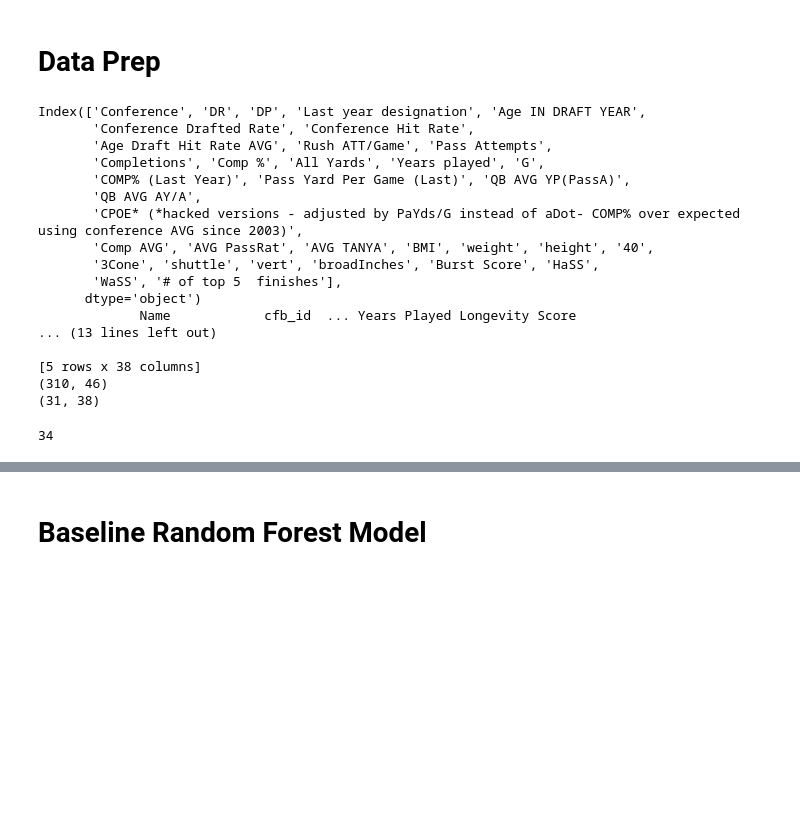
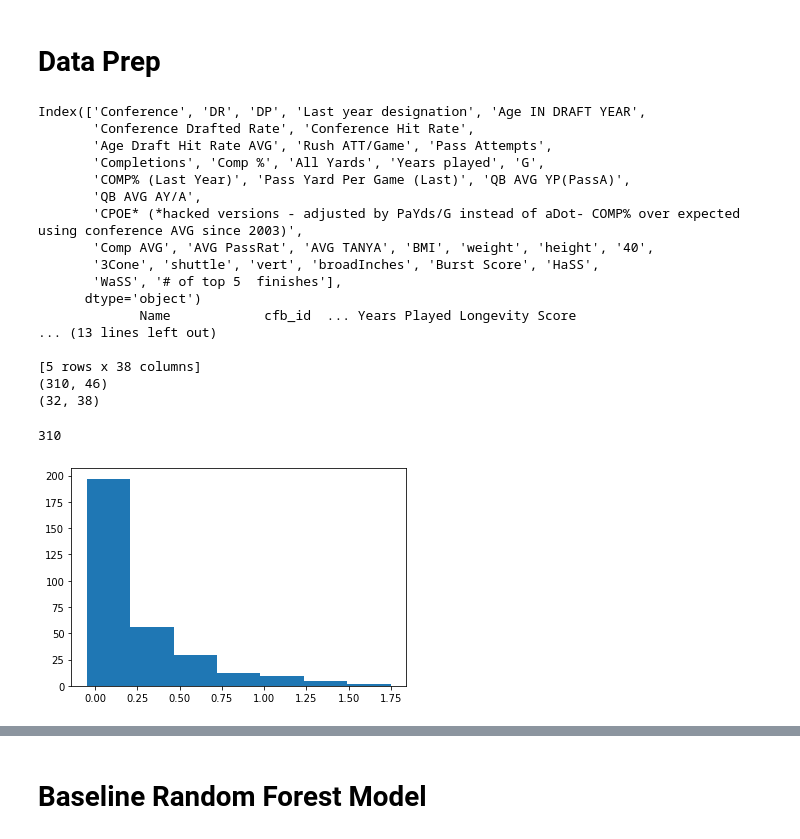
Before and after one commit to coganllark/FantasyProjects, a Jupyter notebook: College_To_NFL_Trends_QB_Edition.ipynb, the cells around one changed output, grey strips where cells are left out. Drawn from its saved outputs; the diff is of its cells as text; code cells hidden in the pictures; blank space fills up the shorter version.

```diff
--- a/College_To_NFL_Trends_QB_Edition.ipynb
+++ b/College_To_NFL_Trends_QB_Edition.ipynb
@@ -91,7 +91,7 @@ rookie_data = rookie_data.to_numpy()
 rookie_names = rookie_data[:,0]
 
 #data = np.delete(data, 0, axis=0)
-rookie_data = np.delete(rookie_data, 0, axis=0)
+#rookie_data = np.delete(rookie_data, 0, axis=0)
 
 print(data.shape)
 print(rookie_data.shape)
@@ -112,7 +112,7 @@ Index(['Conference', 'DR', 'DP', 'Last year designation', 'Age IN DRAFT YEAR',
 
 [5 rows x 38 columns]
 (310, 46)
-(31, 38)
+(32, 38)
 # %%
 def encode_cfb_data(input_data):
   ConferenceDict = {'ACC':0, 'ACC (Atlantic)':1, 'ACC (Coastal)':2, 'American':3, 'American (East)':4, 'American (West)':5,
@@ -158,12 +158,10 @@ for player in data:
 
 for player in rookie_data:
   X_rookie.append(player[4:38])
-
-print(len(X[0]))
-
-X = np.array(X).astype(float)
-y = np.array(y).astype(float)
-
-X_rookie = np.array(X_rookie).astype(float)
-# %% [output]
-34
+# %%
+# Check distribution
+plt.hist(y, bins=7)
+len(y)
+# %% [output]
+310
+[figure, added]
```
Also changed, not shown: parts of 24 cells of this notebook.
